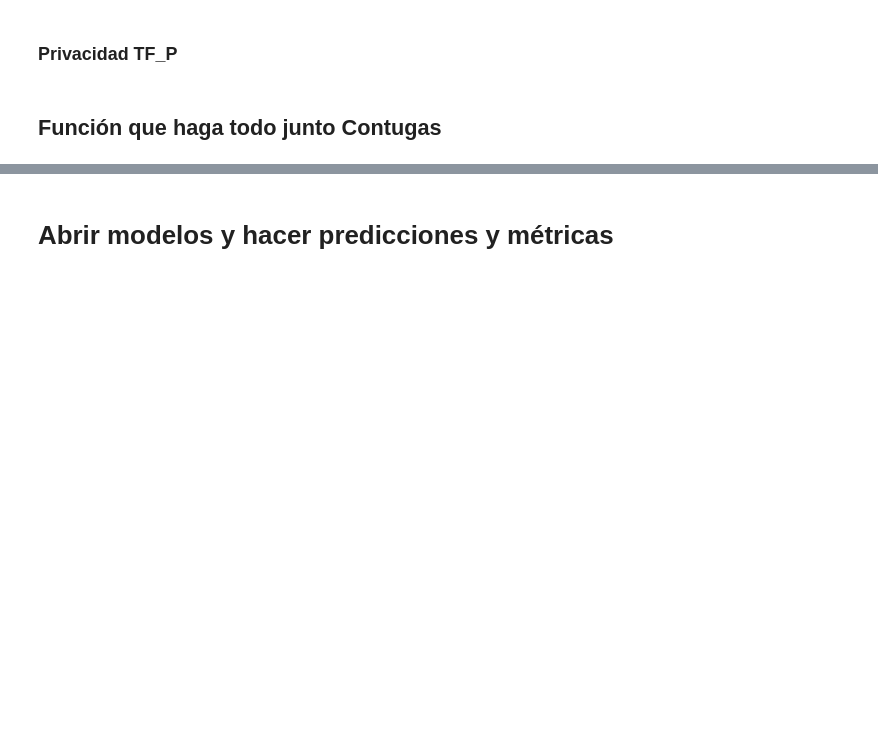
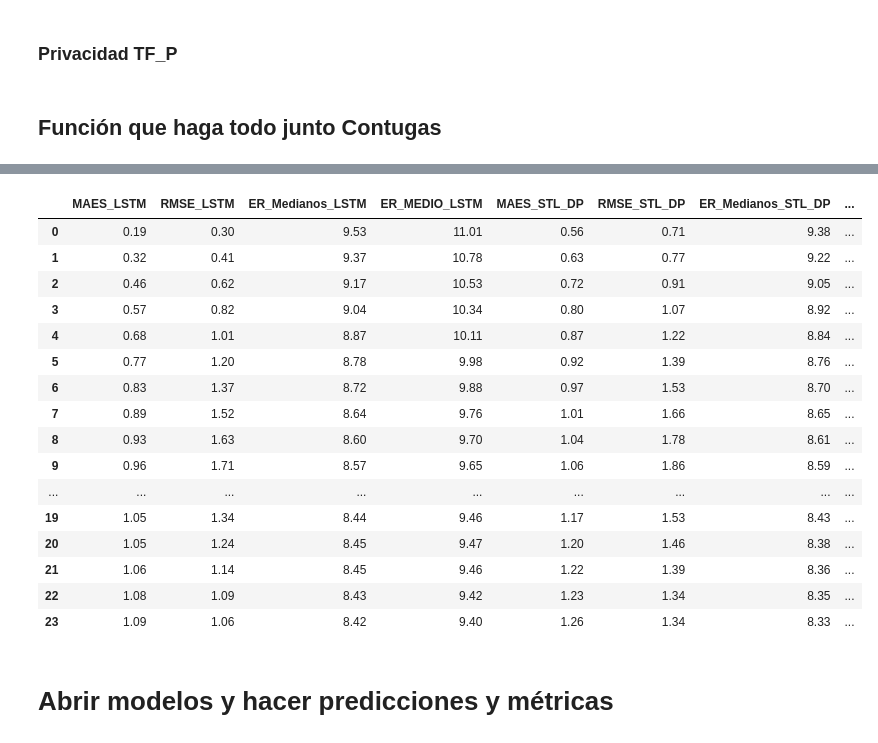
Before and after one commit to JuanPrada26/TesisMaestriaJuanDiegoPrada, a Jupyter notebook: Modelos/Experimentos TFP y STL/STL -DP y TFP Contugas.ipynb, the cells around one changed output, grey strips where cells are left out. Cells and saved outputs as stored; diff of their text form; code cells hidden in the pictures; blank space fills up the shorter version.

```diff
--- a/Modelos/Experimentos TFP y STL/STL -DP y TFP Contugas.ipynb
+++ b/Modelos/Experimentos TFP y STL/STL -DP y TFP Contugas.ipynb
@@ -321,7 +322,7 @@ def LSTM_TFP_JD(datos,ventana,prediccion,fechas,nodos1,nodos2,paciencia,epocas,b
 
 
     # Guardar el modelo en un archivo .pkl
-    rutaAGuardar = f'{nombre} Modelo {nodos1} - nodos1 - {nodos2} - nodos2 - {epocas} Epocas {batch} Batch.pkl'
+    rutaAGuardar = f'{nombre} Modelo {nodos1} - nodos1 - {nodos2} - nodos2 - {epocas} Epocas - {norm_clip} l2_norm_clip { ruido }ruido -{lr}  lr -  {microBatches} mb -{batch} Batch.pkl'
 
     model_dict = {
         'architecture': model.to_json(),
@@ -448,6 +449,8 @@ def Tesis(datos,deltaf_p,b_p,ventana,prediccion,fechas,nodos1,nodos2,paciencia,e
 
     print(f"El Epsilon de STL es: {epsilon_STL_DP} ")
 
+    nombreSTL = f"STL_DP con epsilon{epsilon_STL_DP}"
+
     # Realizar LSTM con TF_P
     y_hat_TF_P,y_test_TF_P,fecha_y_test_TF_P,history_TF_P = LSTM_TFP_JD(datos,ventana,prediccion,fechas,nodos1,nodos2,paciencia,epocas,batch,activacion1,activacion2,activacion3,l2_norm_clip,noise_multiplier,num_microbatches,learning_rate,size_test,size_val,"Contugas TFP")
 
@@ -456,7 +459,7 @@ def Tesis(datos,deltaf_p,b_p,ventana,prediccion,fechas,nodos1,nodos2,paciencia,e
     y_hatLSTM,y_testLSTM,fecha_y_testLSTM, historyLSTM = LSTM_JD(datos,ventana,prediccion,fechas,nodos1,nodos2,paciencia,epocas,batch,activacion1,activacion2,activacion3,size_test,size_val,"Sin ruido")
 
     # Realizar LSTM con datos STL_DP
-    y_hat_STL_DP,y_test_STL_DP,fecha_y_test_STL_DP, history_STL_DP  = LSTM_JD(DatosRuido,ventana,prediccion,fechas,nodos1,nodos2,paciencia,epocas,batch,activacion1,activacion2,activacion3,size_test,size_val,f"STL _DP con epsilon {epsilon_STL_DP}")
+    y_hat_STL_DP,y_test_STL_DP,fecha_y_test_STL_DP, history_STL_DP  = LSTM_JD(DatosRuido,ventana,prediccion,fechas,nodos1,nodos2,paciencia,epocas,batch,activacion1,activacion2,activacion3,size_test,size_val,nombreSTL)
 
 
 
@@ -696,7 +699,7 @@ fechas = datos1.index
 nodos1 = 100
 nodos2 = 100
 paciencia = 10
-epocas = 10
+epocas = [50]
 activacion1 = "tanh"
 activacion2 = "tanh"
 activacion3 = "linear"
@@ -708,4 +711,5 @@ learning_rate = 0.001
 size_test = 0.2
 size_val = 0.2
 # %%
-y_hat_TF_P,y_test_TF_P,history_TF_P, y_hatLSTM,y_testLSTM, historyLSTM, y_hat_STL_DP,y_test_STL_DP, history_STL_DP, Metricas = Tesis(datos,deltaf,b_f,ventana,prediccion,fechas,nodos1,nodos2,paciencia,epocas,batch,activacion1,activacion2,activacion3,l2_norm_clip,noise_multiplier,num_microbatches,learning_rate,size_test,size_test,"Prueba")
+for epoca in epocas:
+    y_hat_TF_P,y_test_TF_P,history_TF_P, y_hatLSTM,y_testLSTM, historyLSTM, y_hat_STL_DP,y_test_STL_DP, history_STL_DP, Metricas = Tesis(datos,deltaf,b_f,ventana,prediccion,fechas,nodos1,nodos2,paciencia,epoca,batch,activacion1,activacion2,activacion3,l2_norm_clip,noise_multiplier,num_microbatches,learning_rate,size_test,size_test,"Prueba")
@@ -714,3 +734,23 @@ Tesis()
+# %%
+Metricas
+# %% [output]
+|  | MAES_LSTM | RMSE_LSTM | ER_Medianos_LSTM | ER_MEDIO_LSTM | MAES_STL_DP | RMSE_STL_DP | ER_Medianos_STL_DP | ... |
+| 0 | 0.19 | 0.30 | 9.53 | 11.01 | 0.56 | 0.71 | 9.38 | ... |
+| 1 | 0.32 | 0.41 | 9.37 | 10.78 | 0.63 | 0.77 | 9.22 | ... |
+| 2 | 0.46 | 0.62 | 9.17 | 10.53 | 0.72 | 0.91 | 9.05 | ... |
+| 3 | 0.57 | 0.82 | 9.04 | 10.34 | 0.80 | 1.07 | 8.92 | ... |
+| 4 | 0.68 | 1.01 | 8.87 | 10.11 | 0.87 | 1.22 | 8.84 | ... |
+| 5 | 0.77 | 1.20 | 8.78 | 9.98 | 0.92 | 1.39 | 8.76 | ... |
+| 6 | 0.83 | 1.37 | 8.72 | 9.88 | 0.97 | 1.53 | 8.70 | ... |
+| 7 | 0.89 | 1.52 | 8.64 | 9.76 | 1.01 | 1.66 | 8.65 | ... |
+| 8 | 0.93 | 1.63 | 8.60 | 9.70 | 1.04 | 1.78 | 8.61 | ... |
+| 9 | 0.96 | 1.71 | 8.57 | 9.65 | 1.06 | 1.86 | 8.59 | ... |
+| ... | ... | ... | ... | ... | ... | ... | ... | ... |
+| 19 | 1.05 | 1.34 | 8.44 | 9.46 | 1.17 | 1.53 | 8.43 | ... |
+| 20 | 1.05 | 1.24 | 8.45 | 9.47 | 1.20 | 1.46 | 8.38 | ... |
+| 21 | 1.06 | 1.14 | 8.45 | 9.46 | 1.22 | 1.39 | 8.36 | ... |
+| 22 | 1.08 | 1.09 | 8.43 | 9.42 | 1.23 | 1.34 | 8.35 | ... |
+| 23 | 1.09 | 1.06 | 8.42 | 9.40 | 1.26 | 1.34 | 8.33 | ... |
 # %% [markdown]
 # Abrir modelos y hacer predicciones y métricas
 # %% [markdown]
```
Also changed, not shown: parts of 3 cells of this notebook, 22 other files.
